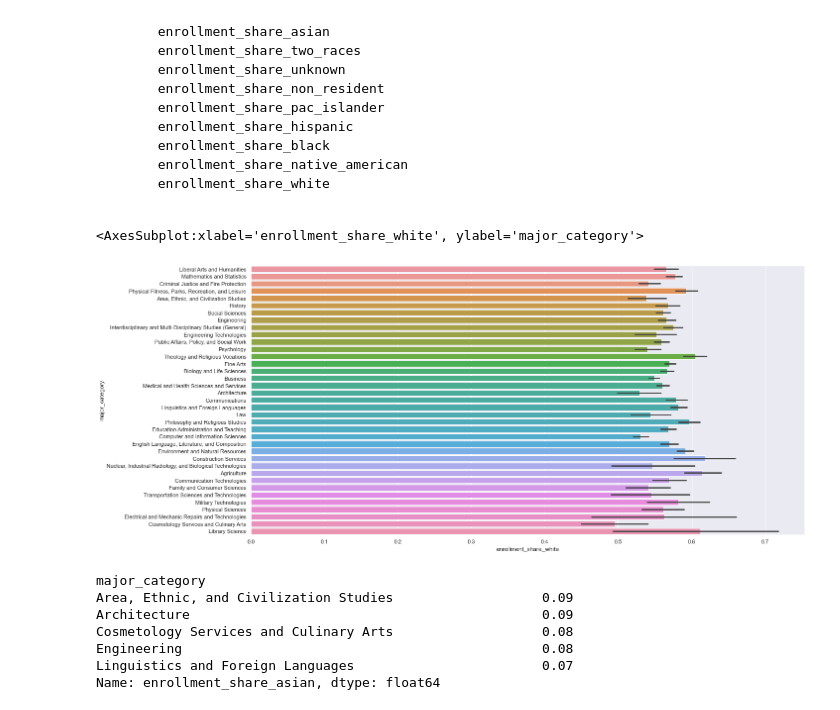
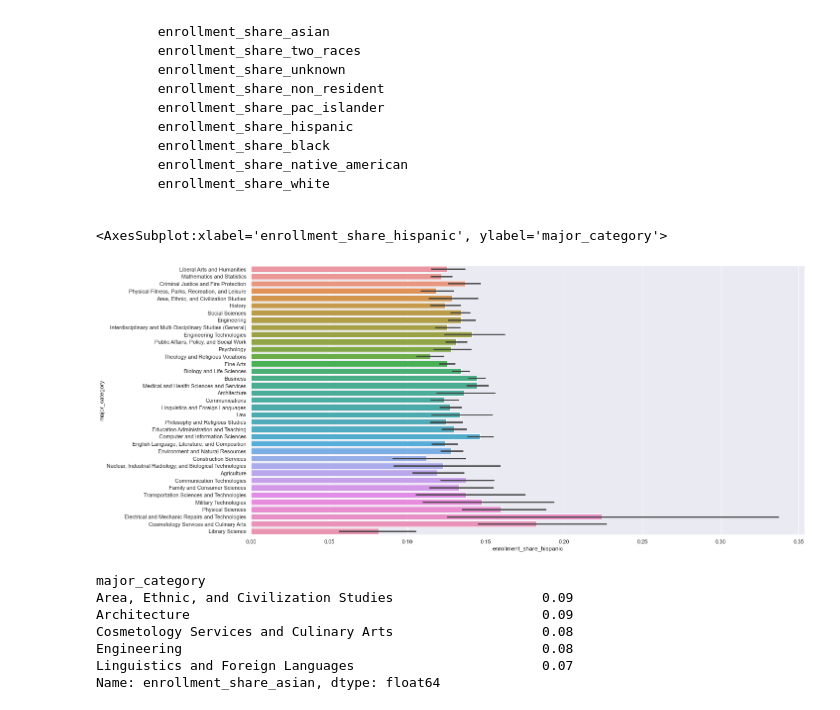
Before and after one commit to CDM-College-ROI/capstone_working_repo, a Jupyter notebook: cc_folder/cc_explore_basic_info.ipynb, the cells around one changed output. Drawn from its saved outputs; the diff is of its cells as text; code cells hidden in the pictures.

```diff
--- a/cc_folder/cc_explore_basic_info.ipynb
+++ b/cc_folder/cc_explore_basic_info.ipynb
@@ -469,10 +469,10 @@ train1['enrollment_share_white'] = train1['enrollment_share_white'].fillna(0)
 # cc_prepare.nulls_by_col(train1).head()
 # %%
 plt.figure(figsize=(20,10))
-sns.barplot(y='major_category', x='enrollment_share_white', data=train1)
+sns.barplot(y='major_category', x='enrollment_share_hispanic', data=train1)
 # %% [output]
-<AxesSubplot:xlabel='enrollment_share_white', ylabel='major_category'>
+<AxesSubplot:xlabel='enrollment_share_hispanic', ylabel='major_category'>
-[figure, old version]
+[figure, new version]
 # %%
 train1.groupby('major_category').enrollment_share_asian.mean().nlargest()
 # %% [output]
```
Also changed, not shown: parts of 6 cells of this notebook.
